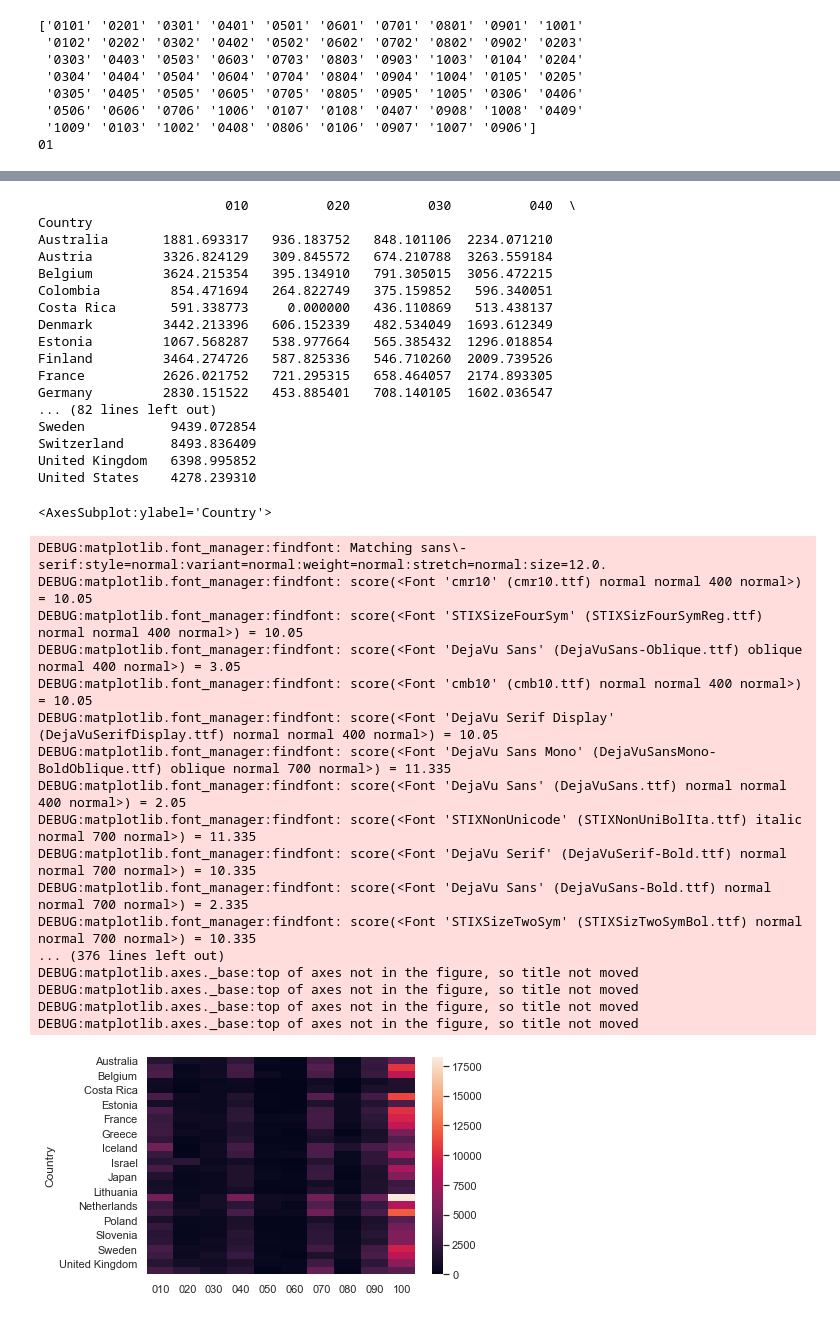
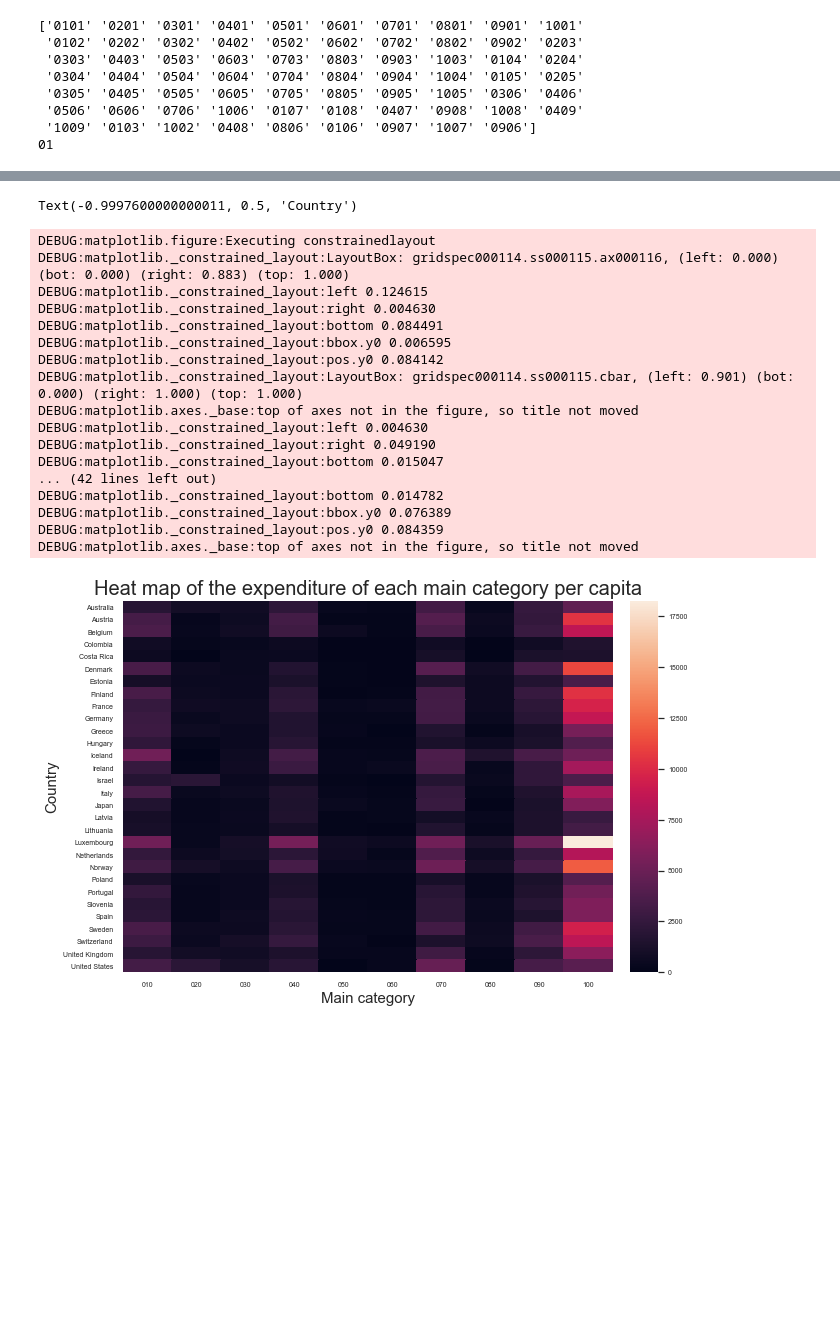
Before and after one commit to AgiNetz/data_literacy_project, a Jupyter notebook: src/GDPandHappiness.ipynb, the cells around one changed output, grey strips where cells are left out. Cells and saved outputs as stored; diff of their text form; code cells hidden in the pictures; blank space fills up the shorter version.

Commit message:
write the code to proper plot

```diff
--- a/src/GDPandHappiness.ipynb
+++ b/src/GDPandHappiness.ipynb
@@ -27,0 +29,5 @@ random_seed = 42
+# %%
+#!pip install tueplots
+from tueplots import bundles
+# global change:
+plt.rcParams.update(bundles.neurips2021(usetex=False))
@@ -251,17 +272,17 @@ print(whole_data)
 top_dataset = data.load_data(config, True)
 top_clean_data = data.filter_bad_data(top_dataset)
 top_samples = data.create_samples(top_clean_data)
+
 whole_data_heat = top_samples[1].iloc[:, 0:-2]
-#whole_data_heat = whole_data_heat.groupby(['Country', 'Mainfunctioncode', 'Year'], as_index=False)["Expenditure per capita (1000s USD)"].sum()
 whole_data_heat = whole_data_heat.groupby(['Country'], as_index=False).mean()
-#print(whole_data_heat)
-#whole_data_heat.drop('Year', axis=1, inplace=True)
-#whole_data_heat.drop(columns='Year', inplace=True)
-#print(whole_data_heat)
 whole_data_heat = whole_data_heat.drop('Year', axis=1)
 whole_data_heat = whole_data_heat.set_index('Country')
-print(whole_data_heat)
+fig=plt.figure(figsize=(9,6))
 sns.heatmap(whole_data_heat)
+
+plt.title('Heat map of the expenditure of each main category per capita', fontsize = 20) # title with fontsize 20
+plt.xlabel('Main category', fontsize = 15) # x-axis label with fontsize 15
+plt.ylabel('Country', fontsize = 15) # y-axis label with fontsize 15
 # %% [output]
 INFO:root:Dropped 0 rows with NaN values
 INFO:root:Dropped 0 rows with empty string values
@@ -272,40 +303,23 @@ DEBUG:matplotlib.colorbar:Setting pcolormesh
 DEBUG:matplotlib.axes._base:top of axes not in the figure, so title not moved
-                        010          020          030          040  \
-Country
-Australia       1881.693317   936.183752   848.101106  2234.071210
-Austria         3326.824129   309.845572   674.210788  3263.559184
-Belgium         3624.215354   395.134910   791.305015  3056.472215
-Colombia         854.471694   264.822749   375.159852   596.340051
-Costa Rica       591.338773     0.000000   436.110869   513.438137
-Denmark         3442.213396   606.152339   482.534049  1693.612349
-Estonia         1067.568287   538.977664   565.385432  1296.018854
-Finland         3464.274726   587.825336   546.710260  2009.739526
-France          2626.021752   721.295315   658.464057  2174.893305
-Germany         2830.151522   453.885401   708.140105  1602.036547
-... (82 lines left out)
-Sweden           9439.072854
-Switzerland      8493.836409
-United Kingdom   6398.995852
-United States    4278.239310
+Text(-0.9997600000000011, 0.5, 'Country')
-<AxesSubplot:ylabel='Country'>
+DEBUG:matplotlib.figure:Executing constrainedlayout
+DEBUG:matplotlib._constrained_layout:LayoutBox: gridspec000114.ss000115.ax000116, (left: 0.000) (bot: 0.000) (right: 0.883) (top: 1.000)
+DEBUG:matplotlib._constrained_layout:left 0.124615
+DEBUG:matplotlib._constrained_layout:right 0.004630
+DEBUG:matplotlib._constrained_layout:bottom 0.084491
+DEBUG:matplotlib._constrained_layout:bbox.y0 0.006595
+DEBUG:matplotlib._constrained_layout:pos.y0 0.084142
+DEBUG:matplotlib._constrained_layout:LayoutBox: gridspec000114.ss000115.cbar, (left: 0.901) (bot: 0.000) (right: 1.000) (top: 1.000)
+DEBUG:matplotlib.axes._base:top of axes not in the figure, so title not moved
+DEBUG:matplotlib._constrained_layout:left 0.004630
+DEBUG:matplotlib._constrained_layout:right 0.049190
+DEBUG:matplotlib._constrained_layout:bottom 0.015047
+... (42 lines left out)
+DEBUG:matplotlib._constrained_layout:bottom 0.014782
+DEBUG:matplotlib._constrained_layout:bbox.y0 0.076389
+DEBUG:matplotlib._constrained_layout:pos.y0 0.084359
+DEBUG:matplotlib.axes._base:top of axes not in the figure, so title not moved
-DEBUG:matplotlib.font_manager:findfont: Matching sans\-serif:style=normal:variant=normal:weight=normal:stretch=normal:size=12.0.
-DEBUG:matplotlib.font_manager:findfont: score(<Font 'cmr10' (cmr10.ttf) normal normal 400 normal>) = 10.05
-DEBUG:matplotlib.font_manager:findfont: score(<Font 'STIXSizeFourSym' (STIXSizFourSymReg.ttf) normal normal 400 normal>) = 10.05
-DEBUG:matplotlib.font_manager:findfont: score(<Font 'DejaVu Sans' (DejaVuSans-Oblique.ttf) oblique normal 400 normal>) = 3.05
-DEBUG:matplotlib.font_manager:findfont: score(<Font 'cmb10' (cmb10.ttf) normal normal 400 normal>) = 10.05
-DEBUG:matplotlib.font_manager:findfont: score(<Font 'DejaVu Serif Display' (DejaVuSerifDisplay.ttf) normal normal 400 normal>) = 10.05
-DEBUG:matplotlib.font_manager:findfont: score(<Font 'DejaVu Sans Mono' (DejaVuSansMono-BoldOblique.ttf) oblique normal 700 normal>) = 11.335
-DEBUG:matplotlib.font_manager:findfont: score(<Font 'DejaVu Sans' (DejaVuSans.ttf) normal normal 400 normal>) = 2.05
-DEBUG:matplotlib.font_manager:findfont: score(<Font 'STIXNonUnicode' (STIXNonUniBolIta.ttf) italic normal 700 normal>) = 11.335
-DEBUG:matplotlib.font_manager:findfont: score(<Font 'DejaVu Serif' (DejaVuSerif-Bold.ttf) normal normal 700 normal>) = 10.335
-DEBUG:matplotlib.font_manager:findfont: score(<Font 'DejaVu Sans' (DejaVuSans-Bold.ttf) normal normal 700 normal>) = 2.335
-DEBUG:matplotlib.font_manager:findfont: score(<Font 'STIXSizeTwoSym' (STIXSizTwoSymBol.ttf) normal normal 700 normal>) = 10.335
-... (376 lines left out)
-DEBUG:matplotlib.axes._base:top of axes not in the figure, so title not moved
-DEBUG:matplotlib.axes._base:top of axes not in the figure, so title not moved
-DEBUG:matplotlib.axes._base:top of axes not in the figure, so title not moved
-DEBUG:matplotlib.axes._base:top of axes not in the figure, so title not moved
-[figure, old version]
+[figure, new version]
 # %%
 # heat map of the parcentage of the expenditure of each main category per capita
 whole_rate_heat = top_samples[0].iloc[:, 0:-2]
```
Also changed, not shown: parts of 11 cells of this notebook.
